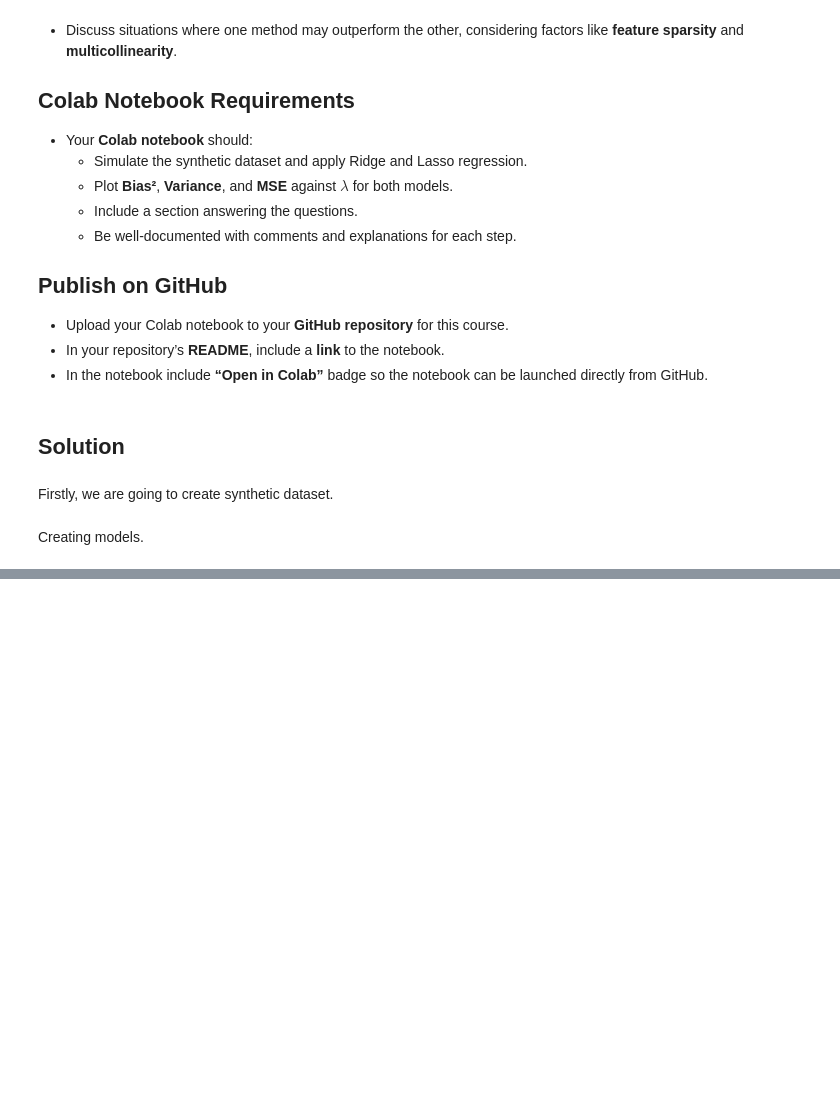
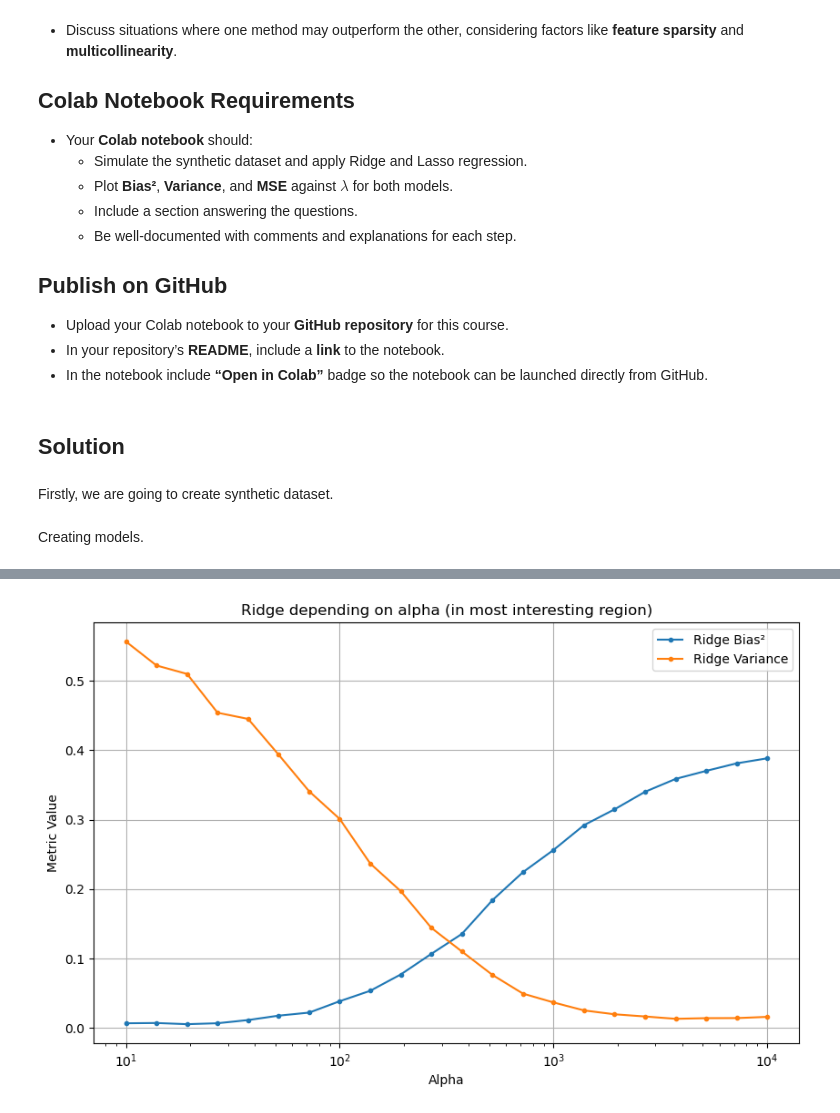
Before and after one commit to ginal001/ML-2024-2025, a Jupyter notebook: Lab4/Homework04.ipynb, the cells around one changed output, grey strips where cells are left out. Saved outputs shown, nothing was run; the diff lists cells and outputs as text; code cells hidden in the pictures; blank space fills up the shorter version.

```diff
--- a/Lab4/Homework04.ipynb
+++ b/Lab4/Homework04.ipynb
@@ -98,0 +189,18 @@ n_simulations = 100
+# %%
+df_filtered_ridge = df_results[(df_results['alpha'] >= 10) & (df_results['alpha'] <= 10000)]
+
+plt.figure(figsize=(10, 6))
+
+plt.plot(df_filtered_ridge['alpha'], df_filtered_ridge['Ridge Bias²'], label='Ridge Bias²', marker='.')
+plt.plot(df_filtered_ridge['alpha'], df_filtered_ridge['Ridge Variance'], label='Ridge Variance', marker='.')
+#plt.plot(df_filtered_ridge['alpha'], df_filtered_ridge['Ridge MSE'], label='Ridge MSE', marker='.')
+
+plt.xscale('log')
+plt.xlabel('Alpha')
+plt.ylabel('Metric Value')
+plt.title('Ridge depending on alpha (in most interesting region)')
+plt.legend()
+plt.grid(True)
+plt.show()
+# %% [output]
+[figure, added]
```
Also changed, not shown: parts of 8 cells of this notebook.
